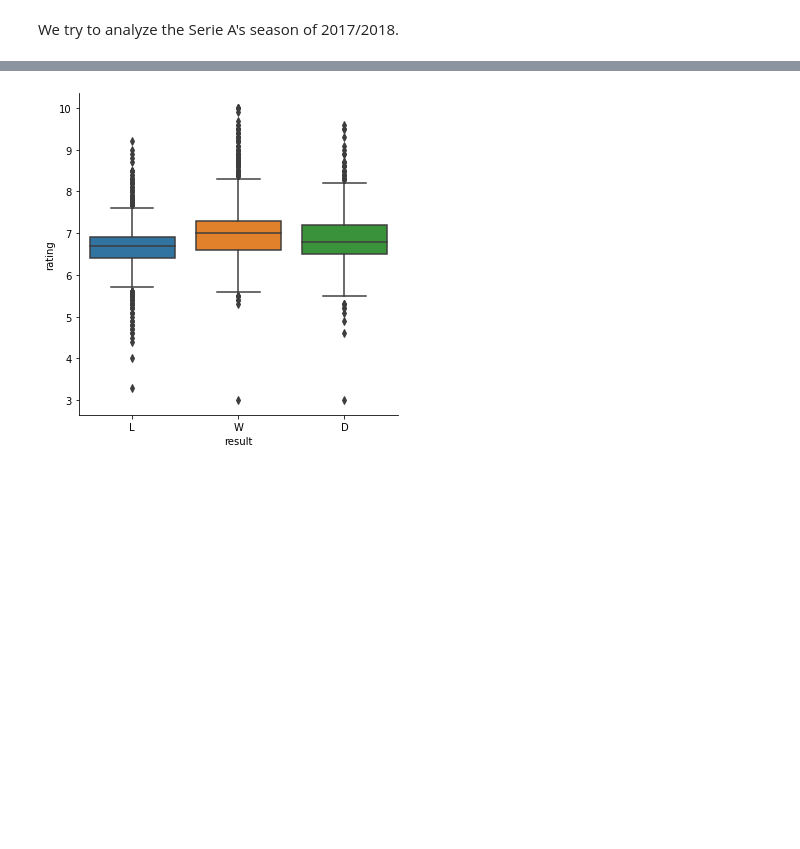
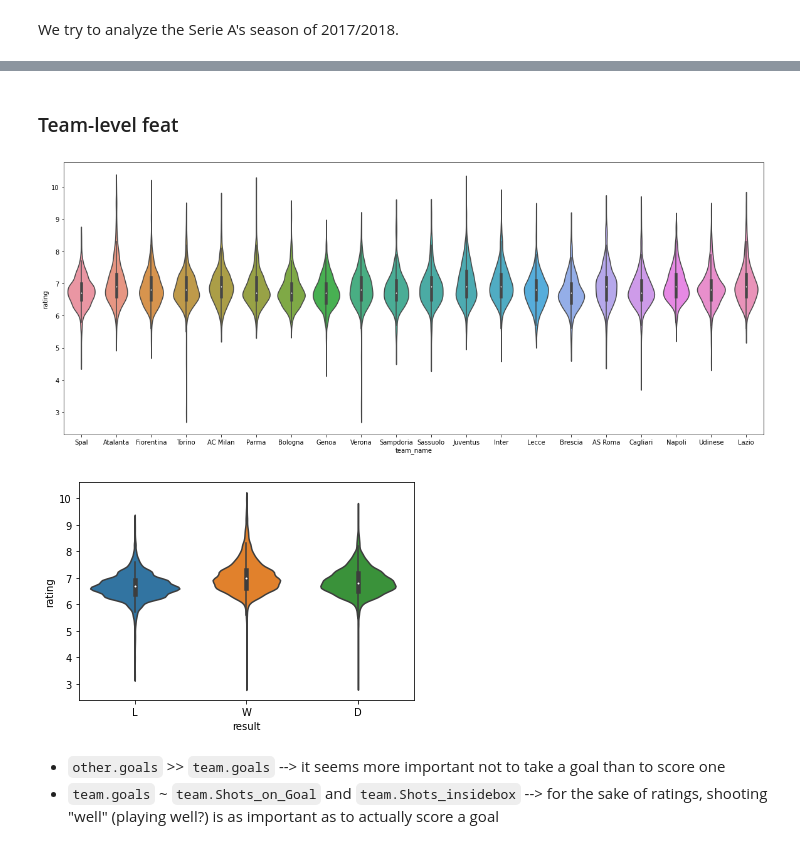
Before and after one commit to MatteoFelici/football, a Jupyter notebook: analyze_season.ipynb, the cells around one changed output, grey strips where cells are left out. Cells and saved outputs as stored; diff of their text form; code cells hidden in the pictures; blank space fills up the shorter version.

```diff
--- a/analyze_season.ipynb
+++ b/analyze_season.ipynb
@@ -342,0 +276,2 @@ df.loc[df['goals'] < df['other.goals'], 'result'] = 'L'
+# %%
+df = pd.read_feather('./data/serie_a_2019')
@@ -342,0 +280,3 @@ df.loc[df['goals'] < df['other.goals'], 'result'] = 'L'
+# %%
+df = df.loc[df['position'] != 'G']
+df.drop(['goals.conceded', 'goals.saves', 'penalty.saved'], 1, inplace=True)
@@ -343,6 +388,20 @@ df.loc[df['goals'] < df['other.goals'], 'result'] = 'L'
+# %% [markdown]
+### Team-level feat
+# %%
+plt.figure(figsize=(20, 8))
+height = 8
+sns.violinplot(x='team_name', y='rating', data=df, kind='box', height=height, aspect=15/height)
+
+plt.show()
+# %% [output]
+[figure, added]
 # %%
-sns.catplot(x='result', y='rating', data=df, kind='box')
+sns.violinplot(x='result', y='rating', data=df, kind='box')
 
 plt.show()
 # %% [output]
-[figure, old version]
+[figure, new version]
+# %% [markdown]
+
+- `other.goals` >> `team.goals` --> it seems more important not to take a goal than to score one
+- `team.goals` ~ `team.Shots_on_Goal` and `team.Shots_insidebox` --> for the sake of ratings, shooting "well" (playing well?) is as important as to actually score a goal
```
Also changed, not shown: parts of 51 cells of this notebook, 1 other file.
